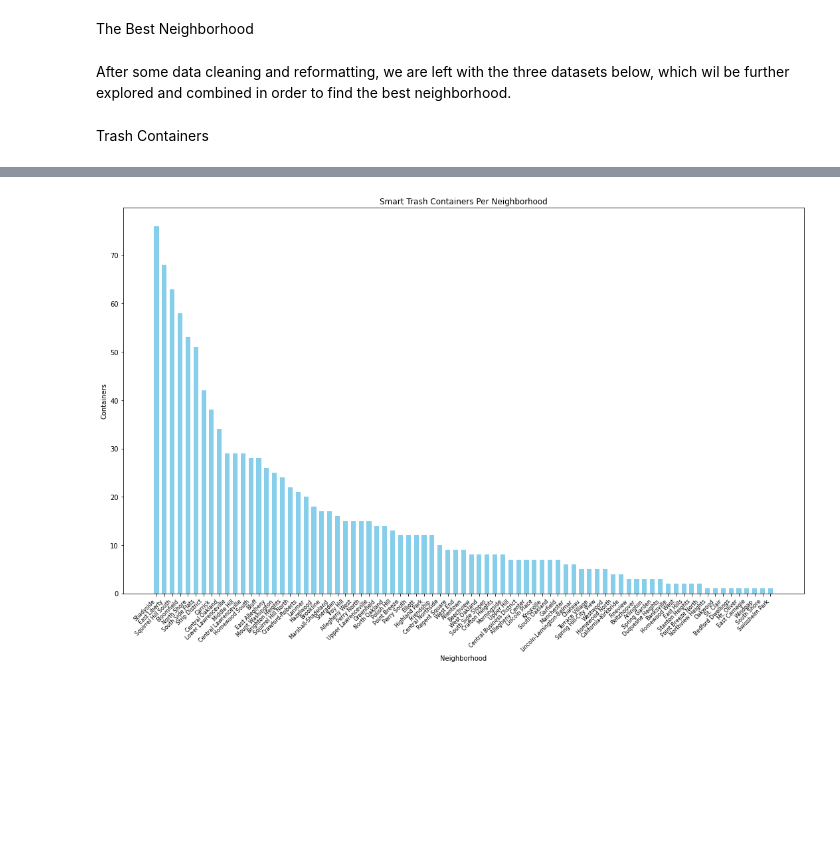
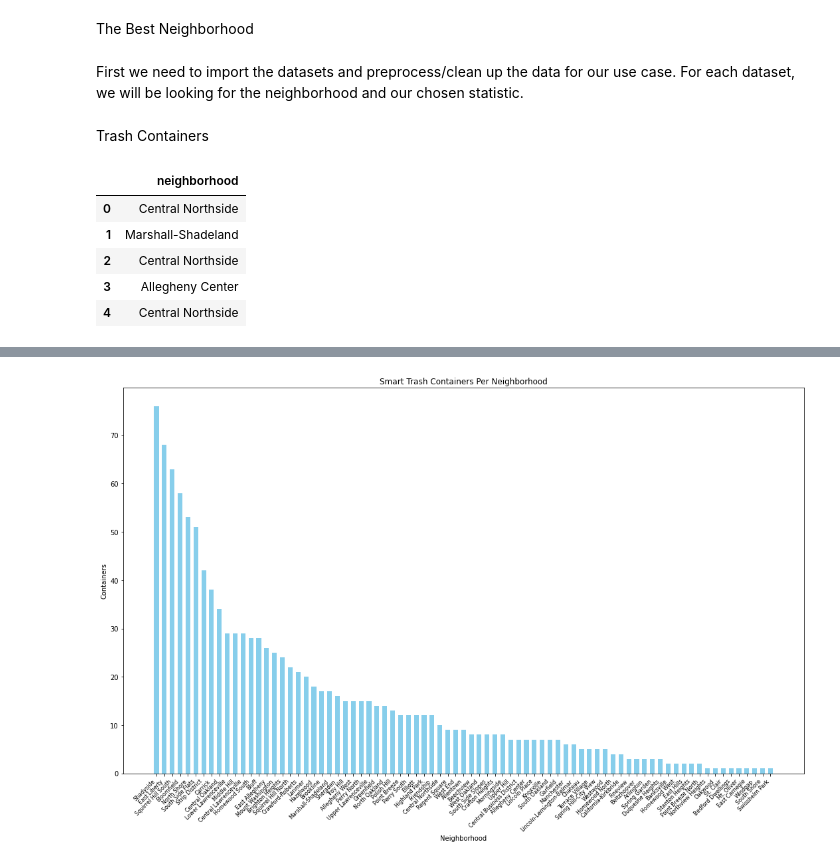
Before and after one commit to dantewarhola/Big-Ideas-in-Computing-and-Information-Group-38-Final-Project, a Jupyter notebook: FinalNotebook.ipynb, the cells around one changed output, grey strips where cells are left out. Drawn from its saved outputs; the diff is of its cells as text; code cells hidden in the pictures; blank space fills up the shorter version.

```diff
--- a/FinalNotebook.ipynb
+++ b/FinalNotebook.ipynb
@@ -16,5 +16,3 @@ The Best Neighborhood
 #Import necessary libraries
 import pandas as pd
 import matplotlib.pyplot as plt
-# %% [markdown]
-After some data cleaning and reformatting, we are left with the three datasets below, which wil be further explored and combined in order to find the best neighborhood.
@@ -25,2 +19,16 @@ traffic = pd.read_csv('dantewarhola/formatted_traffic.csv')
+# %% [markdown]
+First we need to import the datasets and preprocess/clean up the data for our use case. For each dataset, we will be looking for the neighborhood and our chosen statistic.
 # %% [markdown]
 Trash Containers
+# %%
+# import data set and get only the neighborhoods
+containers = pd.read_csv('nfb25/trash-containers.csv')
+containers = containers[['neighborhood']]
+containers.head()
+# %% [output]
+|  | neighborhood |
+| 0 | Central Northside |
+| 1 | Marshall-Shadeland |
+| 2 | Central Northside |
+| 3 | Allegheny Center |
+| 4 | Central Northside |
```
Also changed, not shown: parts of 7 cells of this notebook, 1 other file.
